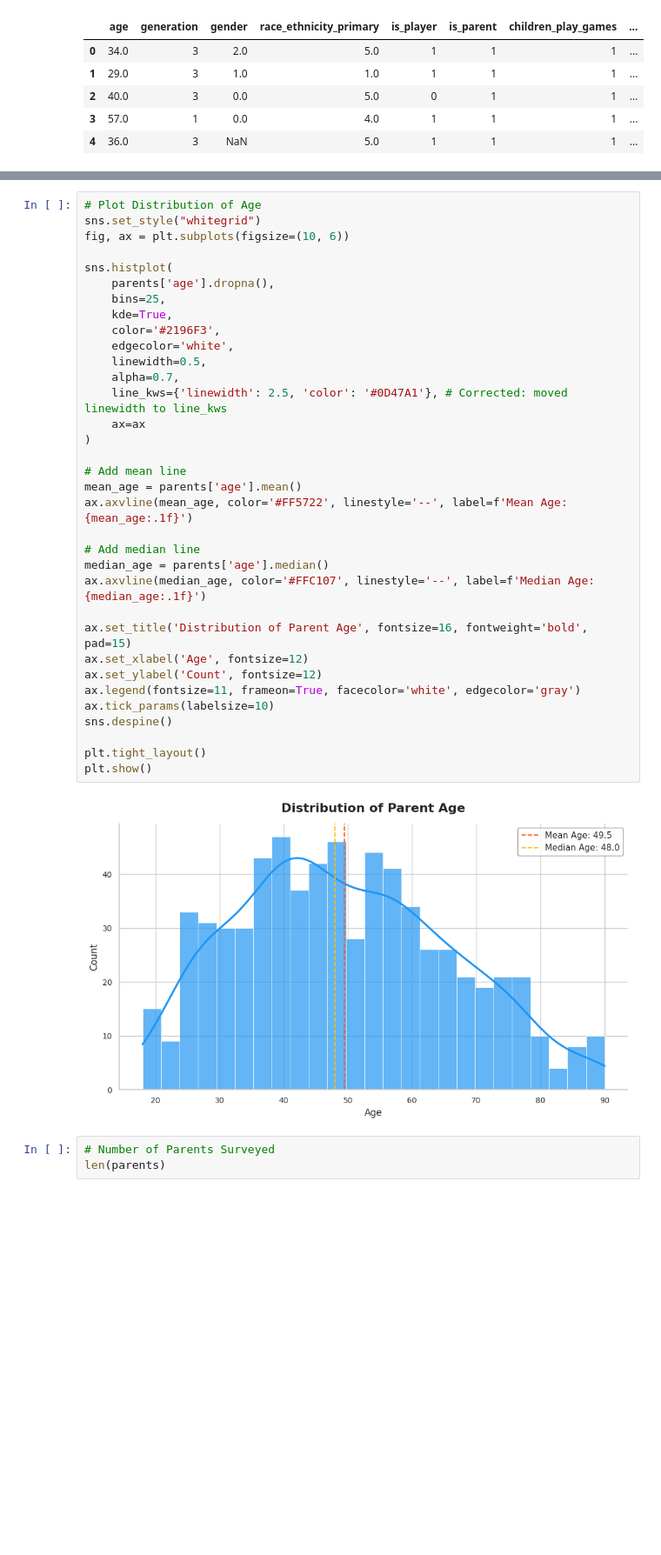
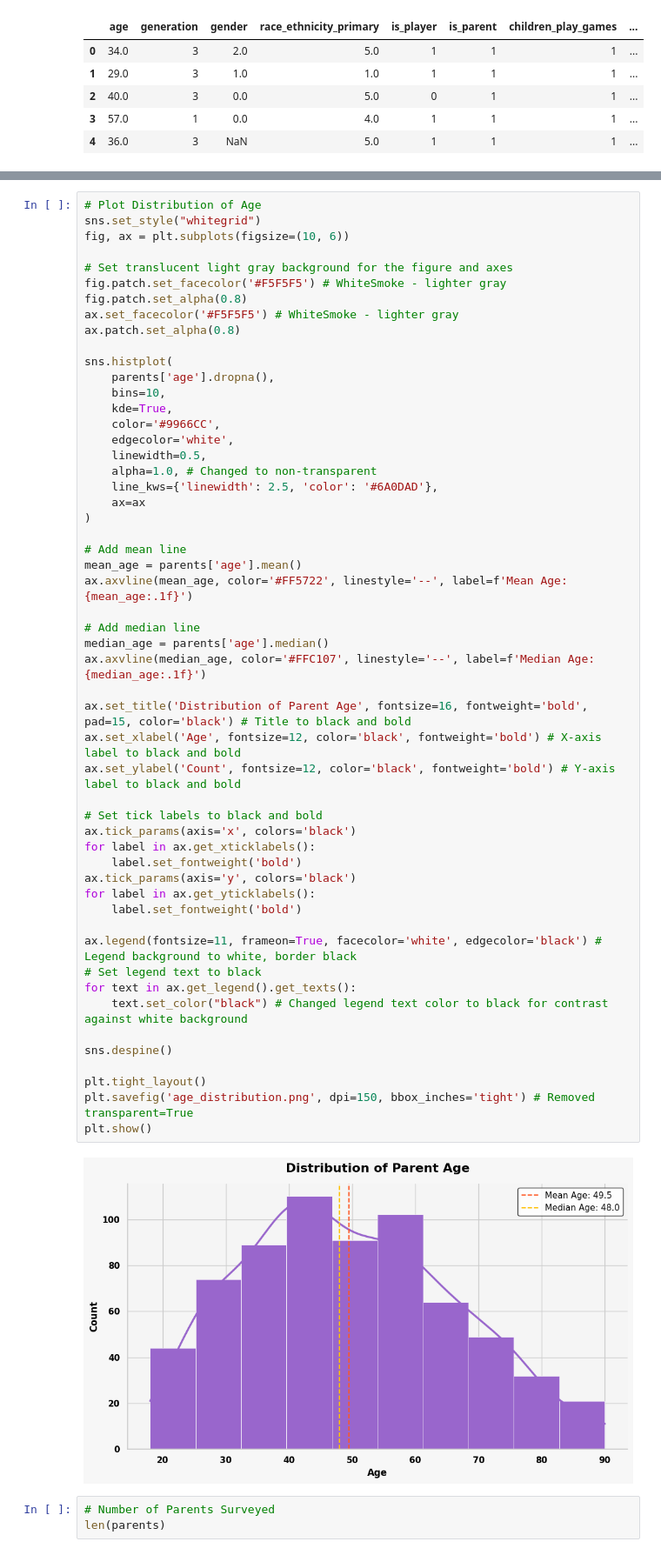
Before and after one commit to Noah-Gallego/Plot-A-Thon, a Jupyter notebook: Noah/gamer_study_eda.ipynb, the cells around one changed output, grey strips where cells are left out. Shown at 87% size. Drawn from its saved outputs; the diff is of its cells as text; blank space fills up the shorter version.

```diff
--- a/Noah/gamer_study_eda.ipynb
+++ b/Noah/gamer_study_eda.ipynb
@@ -139,39 +257,58 @@ parents.describe()
 # %%
 # Plot Distribution of Age
 sns.set_style("whitegrid")
 fig, ax = plt.subplots(figsize=(10, 6))
 
+# Set translucent light gray background for the figure and axes
+fig.patch.set_facecolor('#F5F5F5') # WhiteSmoke - lighter gray
+fig.patch.set_alpha(0.8)
+ax.set_facecolor('#F5F5F5') # WhiteSmoke - lighter gray
+ax.patch.set_alpha(0.8)
+
 sns.histplot(
     parents['age'].dropna(),
-    bins=25,
+    bins=10,
     kde=True,
-    color='#2196F3',
+    color='#9966CC',
     edgecolor='white',
     linewidth=0.5,
-    alpha=0.7,
-    line_kws={'linewidth': 2.5, 'color': '#0D47A1'}, # Corrected: moved linewidth to line_kws
+    alpha=1.0, # Changed to non-transparent
+    line_kws={'linewidth': 2.5, 'color': '#6A0DAD'},
     ax=ax
 )
 
 # Add mean line
 mean_age = parents['age'].mean()
 ax.axvline(mean_age, color='#FF5722', linestyle='--', label=f'Mean Age: {mean_age:.1f}')
 
 # Add median line
 median_age = parents['age'].median()
 ax.axvline(median_age, color='#FFC107', linestyle='--', label=f'Median Age: {median_age:.1f}')
 
-ax.set_title('Distribution of Parent Age', fontsize=16, fontweight='bold', pad=15)
-ax.set_xlabel('Age', fontsize=12)
-ax.set_ylabel('Count', fontsize=12)
-ax.legend(fontsize=11, frameon=True, facecolor='white', edgecolor='gray')
-ax.tick_params(labelsize=10)
+ax.set_title('Distribution of Parent Age', fontsize=16, fontweight='bold', pad=15, color='black') # Title to black and bold
+ax.set_xlabel('Age', fontsize=12, color='black', fontweight='bold') # X-axis label to black and bold
+ax.set_ylabel('Count', fontsize=12, color='black', fontweight='bold') # Y-axis label to black and bold
+
+# Set tick labels to black and bold
+ax.tick_params(axis='x', colors='black')
+for label in ax.get_xticklabels():
+    label.set_fontweight('bold')
+ax.tick_params(axis='y', colors='black')
+for label in ax.get_yticklabels():
+    label.set_fontweight('bold')
+
+ax.legend(fontsize=11, frameon=True, facecolor='white', edgecolor='black') # Legend background to white, border black
+# Set legend text to black
+for text in ax.get_legend().get_texts():
+    text.set_color("black") # Changed legend text color to black for contrast against white background
+
 sns.despine()
 
 plt.tight_layout()
+plt.savefig('age_distribution.png', dpi=150, bbox_inches='tight') # Removed transparent=True
 plt.show()
 # %% [output]
-[figure, old version]
+[figure, new version]
 # %%
 # Number of Parents Surveyed
 len(parents)
```
Also changed, not shown: parts of 11 cells of this notebook.
